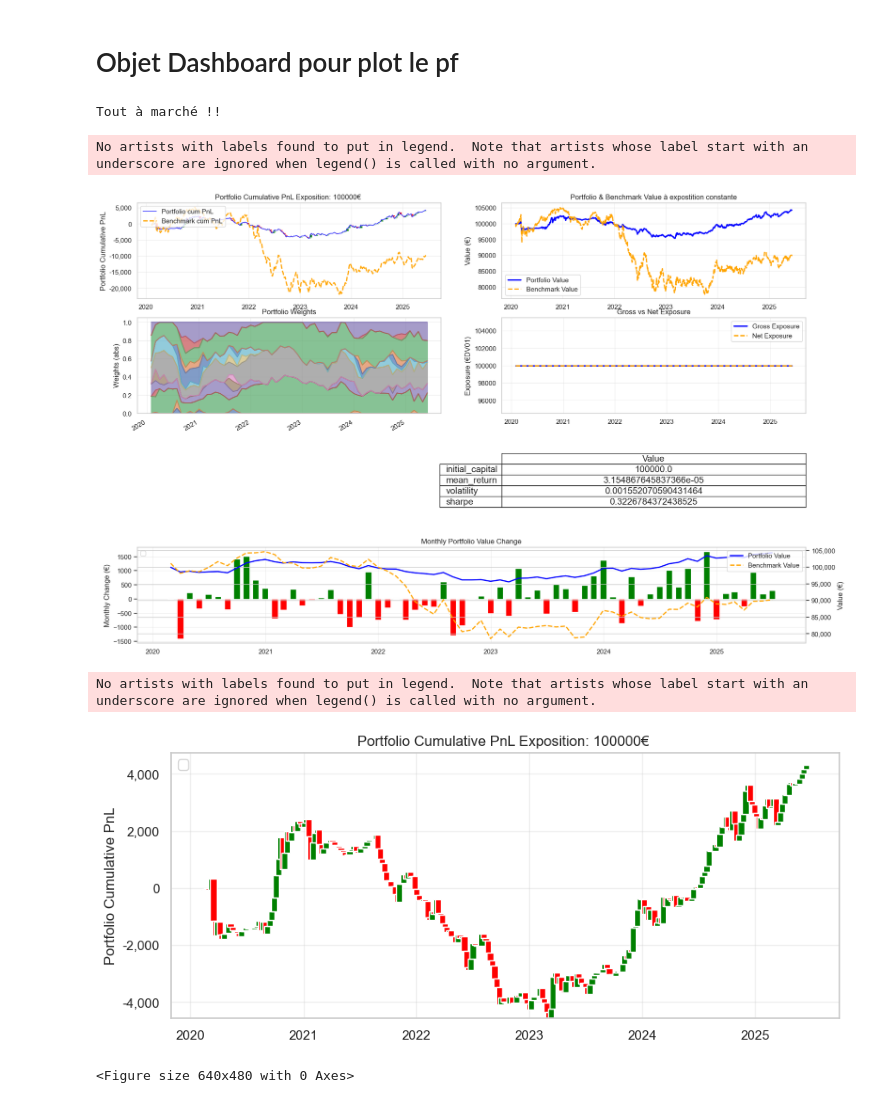
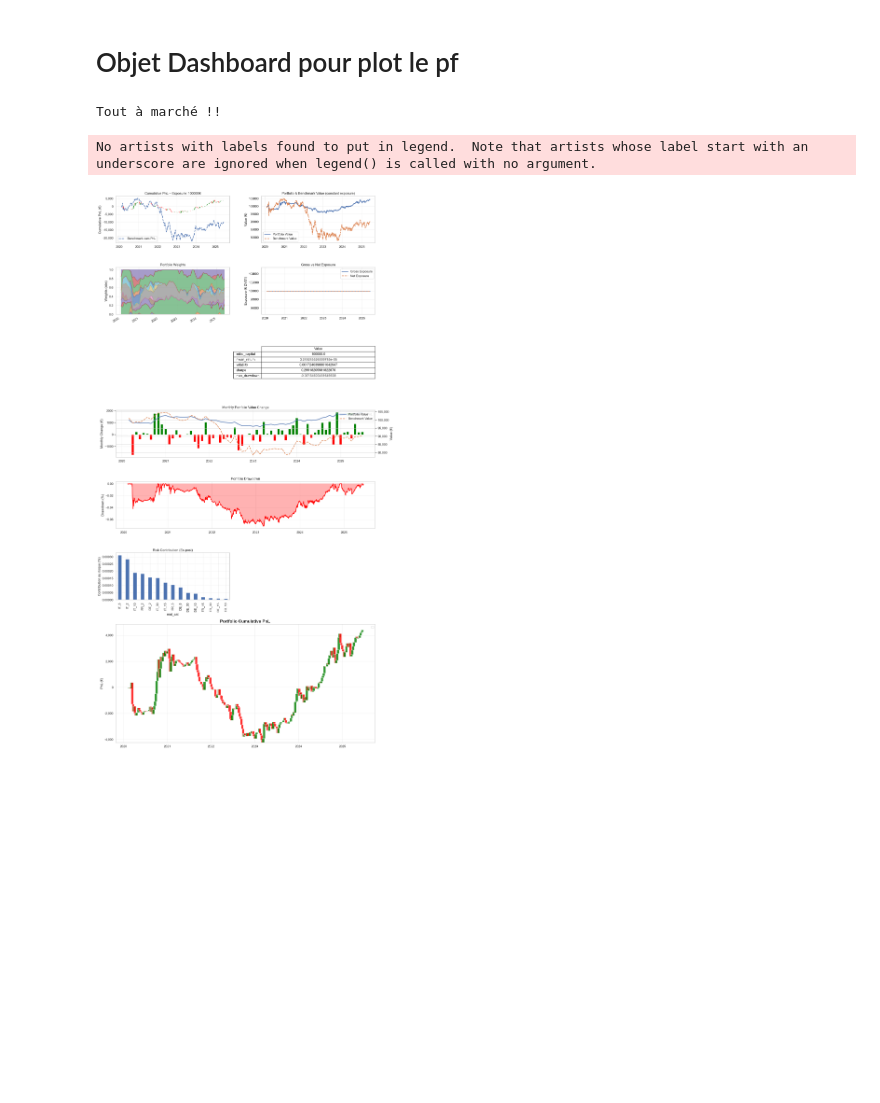
Before and after one commit to pradosth0/Markowitz_based_portfolio_allocation, a Jupyter notebook: pf_bond.ipynb, the cells around one changed output. Cells and saved outputs as stored; diff of their text form; code cells hidden in the pictures; blank space fills up the shorter version.

Commit message:
"tri + ajout dashboard"

```diff
--- a/pf_bond.ipynb
+++ b/pf_bond.ipynb
@@ -541,9 +543,20 @@ class TimeSeriesPortfolio:
             "volatility": pf_std,
             "sharpe": pf_sharpe,
             "gross_exposure": np.abs(self.exposures_history).sum(axis=1),
-            "net_exposure": self.exposures_history.sum(axis=1)
+            "net_exposure": self.exposures_history.sum(axis=1),
         }
 
+        #Calcul du draw down
+        #
+        if len(pf_value) > 0:
+            roll_max = pf_value.cummax()
+            dd = (pf_value - roll_max) / roll_max
+            self.metrics["drawdown"] = dd
+            self.metrics["max_drawdown"] = dd.min()
+        else:
+            self.metrics["drawdown"] = pd.Series(dtype=float)
+            self.metrics["max_drawdown"] = np.nan
+
         print("Tout à marché !!")
 # %% [markdown]
 # Objet Dashboard pour plot le pf
@@ -810,34 +563,29 @@ class PortfolioDashboardVisualizer:
 # %%
 data_dict = {"FR": df_FR, "DE": df_DE, "IT": df_IT}
 for c in list(data_dict):
     # keep as-is; no full dropna here
     pass
 
 start_date = "2020-01-01"
 end_date   = "2025-06-10"
 
 
 tspf = TimeSeriesPortfolio(
     data_dict,
     start_date,
     end_date,
     rebalance_freq="1M",
     long_only=True,
-    lamb=50,
+    lamb=40,
     benchmark="ew",
     ridge=1,
     window_days=120  # ~ daily data per rebalance
 )
 
 tspf.generate_portfolios()
+viz = PortfolioDashboardVisualizer(tspf)
+viz.plot_dashboard()
 # %% [output]
 Tout à marché !!
+No artists with labels found to put in legend.  Note that artists whose label start with an underscore are ignored when legend() is called with no argument.
+[figure, added]
-# %%
-viz = PortfolioDashboardVisualizer(tspf)
-viz.plot_dashboard()
-# %% [output]
-No artists with labels found to put in legend.  Note that artists whose label start with an underscore are ignored when legend() is called with no argument.
-[figure, removed]
-No artists with labels found to put in legend.  Note that artists whose label start with an underscore are ignored when legend() is called with no argument.
-[figure, removed]
-<Figure size 640x480 with 0 Axes>
```
Also changed, not shown: parts of 3 cells of this notebook, 1 other file.
